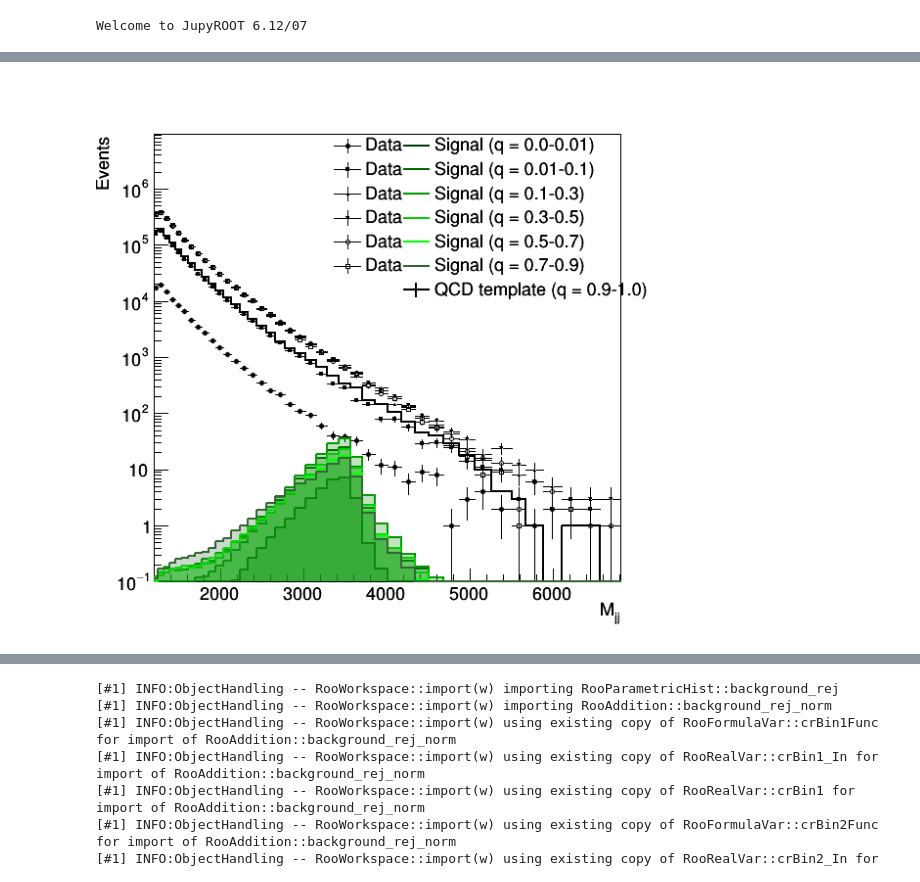
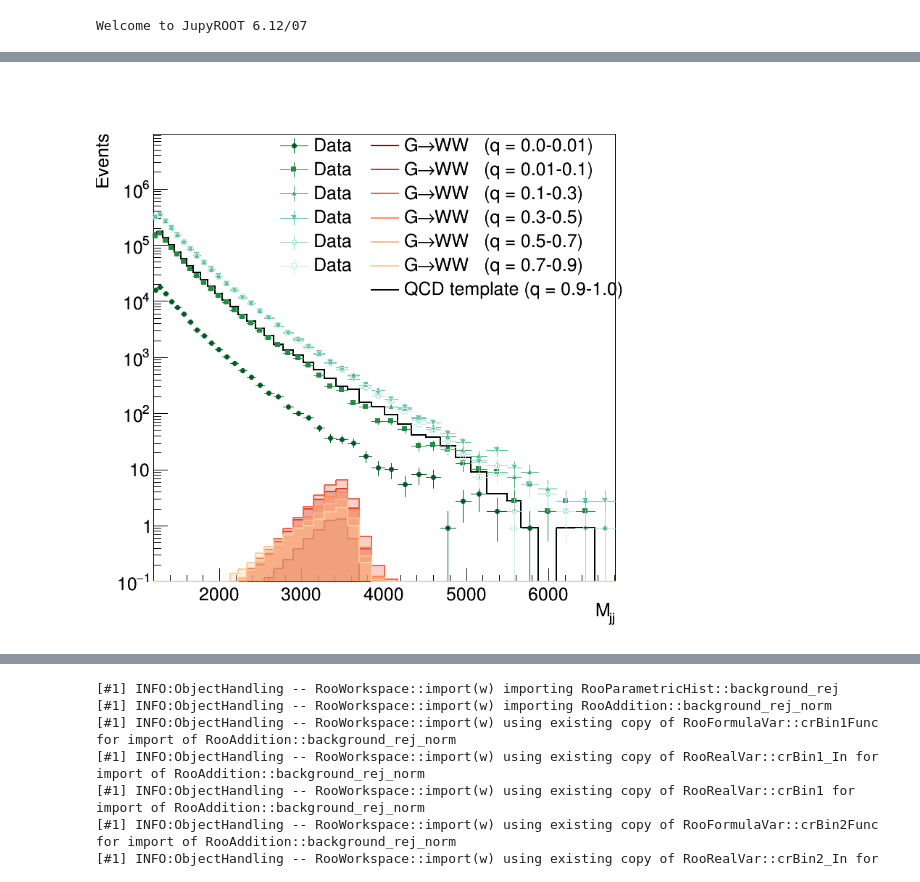
Before and after one commit to mpp-hep/gof_tests, a Jupyter notebook: gof.ipynb, the cells around one changed output, grey strips where cells are left out. Cells and saved outputs as stored; diff of their text form; code cells hidden in the pictures.

```diff
--- a/gof.ipynb
+++ b/gof.ipynb
@@ -85,3 +88,6 @@ for key in sorted(columns.keys()):
     #Remove those events from dataset and continue to next quantile
     qcd = qcd[qcd[:,columns[key]] == 0]
     sig = sig[sig[:,columns[key]] == 0]
+# %%
+for key in sorted(columns.keys()):
+    print(datas_sig_acc[key][0])
@@ -101,15 +114,14 @@ min_bin = bin_edges[0]
 fig, ax = plt.subplots()
 colormap = plt.cm.tab20b
 mapcolors = [colormap(int(x*colormap.N/len(datas_qcd_acc))) for x in range(len(datas_qcd_acc))]
-plt.hist(qcd_template,bins=bin_edges,label='QCD template (q = 0.9-1.0)',histtype='step', linewidth=1, facecolor='none', edgecolor='k',fill=True)
-plt.hist(sig_template,bins=bin_edges,label='Signal template (q = 0.9-1.0)',histtype='step', linewidth=1, facecolor='gray', edgecolor='gray', alpha=.5,fill=True)
+# plt.hist(datas_qcd_acc[0.7],bins=bin_edges,label='QCD template (q = 0.9-1.0)',histtype='step', linewidth=1, facecolor='none', edgecolor='k',fill=True)
 for i,key in enumerate(sorted(datas_qcd_acc.keys())):
     if i > 0:
         lower_bound = sorted(datas_qcd_acc.keys())[i-1]
     else:
        lower_bound = 0.0
     plt.hist(datas_qcd_acc[key],bins=bin_edges,label='Data accept (q = {}-{})'.format(lower_bound,key),histtype='step', linewidth=1, facecolor='none', edgecolor=mapcolors[i],fill=True)
-
+    plt.hist(datas_sig_acc[key],bins=bin_edges,label='Data accept (q = {}-{})'.format(lower_bound,key),histtype='step', linewidth=1, facecolor='none', edgecolor=mapcolors[i],fill=True)
 plt.legend( loc='upper right',frameon=False)
 plt.yscale('log')
 # %% [output]
@@ -147,33 +147,34 @@ print('N_total - N_1to90 - N_90to100 = {}'.format(qcd_tot.shape[0]-sum_quantiles
 axis_title = ['M_{jj}','Events']
 
 background_hist_template = rt.TH1D('background_rej','background_rej',n_bins,bin_edges.astype('float'))
-signal_hist_template     = rt.TH1D('signal_rej'    ,'signal_rej'    ,n_bins,bin_edges.astype('float'))
+# signal_hist_template     = rt.TH1D('signal_rej'    ,'signal_rej'    ,n_bins,bin_edges.astype('float'))
 rtnp.fill_hist(background_hist_template, qcd_template, weights=None)
-rtnp.fill_hist(signal_hist_template    , sig_template, weights=None)
+# rtnp.fill_hist(signal_hist_template    , sig_template, weights=None)
+background_hist_template.Scale(scale_qcd)
 background_hist_template.SetStats(0)
 background_hist_template.Sumw2()
-signal_hist_template.SetStats(0)
-signal_hist_template.Sumw2()
+# signal_hist_template.SetStats(0)
+# signal_hist_template.Sumw2()
 
 background_hist_template.SetXTitle(axis_title[0])
 background_hist_template.SetYTitle(axis_title[1])
 background_hist_template.binning = bin_edges
-signal_hist_template.SetXTitle(axis_title[0])
-signal_hist_template.SetYTitle(axis_title[1])
-signal_hist_template.binning = bin_edges
+# signal_hist_template.SetXTitle(axis_title[0])
+# signal_hist_template.SetYTitle(axis_title[1])
+# signal_hist_template.binning = bin_edges
 
 background_hist_template.SetLineColor(rt.kBlack)
 background_hist_template.SetLineColor(rt.kBlack)
 background_hist_template.SetLineStyle(rt.kSolid)
 
-signal_hist_template.SetLineColor(rt.kGreen-2)
-signal_hist_template.SetLineColor(rt.kGreen-2)
-signal_hist_template.SetLineStyle(rt.kSolid)
-signal_hist_template.SetLineWidth(2)
+# signal_hist_template.SetLineColor(rt.kGreen-2)
+# signal_hist_template.SetLineColor(rt.kGreen-2)
+# signal_hist_template.SetLineStyle(rt.kSolid)
+# signal_hist_template.SetLineWidth(2)
 background_hist_template.SetLineWidth(2)
 
 
-leg = rt.TLegend(0.4, 0.6, 0.9, 0.9)
+leg = rt.TLegend(0.31, 0.6, 0.85, 0.9)
 leg.SetNColumns(2)
 leg.SetTextSize(0.035)
 leg.SetBorderSize(0)
@@ -182,13 +183,20 @@ leg.SetFillStyle(0)
 
 histos_data = {}
 histos_signal = {}
-
+scol = ['#fdd49e','#fdbb84','#fc8d59','#ef6548','#d7301f','#990000']
+scol.reverse()
+bcol = ['#ccece6','#99d8c9','#66c2a4','#41ae76','#238b45','#005824']
+bcol.reverse()
+colors = ['#d55e00','#cc79a7','#0072b2','#f0e442','#009e73','#b3de69','#fccde5','#d9d9d9']
 i = 0
 for keyD,keyS in zip( sorted(datas_qcd_acc.keys()), sorted(datas_sig_acc.keys()) ):
     histos_data[keyD]  = rt.TH1D('data_obs_{}'.format(keyD),'',n_bins,bin_edges.astype('float'))
     histos_signal[keyS]= rt.TH1D('signal_{}'  .format(keyS),'',n_bins,bin_edges.astype('float'))
     rtnp.fill_hist(histos_data[keyD]   , datas_qcd_acc[keyD], weights=None)
     rtnp.fill_hist(histos_signal[keyS] , datas_sig_acc[keyS], weights=None)
+
+    histos_data[keyD].Scale(scale_qcd)
+    histos_signal[keyS].Scale(scale_sig)
 
     histos_data[keyD]  .SetStats(0)
     histos_signal[keyS].SetStats(0)
@@ -204,21 +212,20 @@ for keyD,keyS in zip( sorted(datas_qcd_acc.keys()), sorted(datas_sig_acc.keys())
     histos_signal[keyS].SetYTitle(axis_title[1])
     histos_signal[keyS].binning = bin_edges
 
-    histos_data[keyD].SetLineColor(rt.kBlack)
-    histos_data[keyD].SetLineColor(rt.kBlack)
+    histos_data[keyD].SetLineColor(rt.TColor.GetColor(bcol[i]))
+    histos_data[keyD].SetMarkerColor(rt.TColor.GetColor(bcol[i]))
 
-    histos_signal[keyS].SetLineColor(rt.kGreen+4-i)
+    histos_signal[keyS].SetLineColor(rt.TColor.GetColor(scol[i]))
     histos_signal[keyS].SetLineStyle(rt.kSolid)
     histos_signal[keyS].SetLineWidth(2)
-    #histos_signal[keyS].SetFillColor(rt.kGreen+4-i)
-    histos_signal[keyS].SetFillColorAlpha((rt.kGreen+4-i), 0.25)
+    histos_signal[keyS].SetFillColorAlpha((rt.TColor.GetColor(scol[i])), 0.30)
 
     histos_data[keyD].SetMarkerStyle(20+i)
-    histos_data[keyD].SetMarkerSize(0.5)
+    histos_data[keyD].SetMarkerSize(0.9)
     i += 1
 
 
-c = rt.TCanvas('c','c',600,600)
+c = rt.TCanvas('c','c',800,800)
 
 background_hist_template.Draw('HIST')
 background_hist_template.SetTitle("")
@@ -233,13 +240,13 @@ for i,key in enumerate(sorted(histos_data.keys())):
     else:
        lower_bound = 0.0
 #     leg.AddEntry(histos_data[key], 'Data (q = {}-{})'.format(lower_bound,key), 'lep')
-    leg.AddEntry(histos_data[key], 'Data', 'lep')
-    leg.AddEntry(histos_signal[key], 'Signal (q = {}-{})'.format(lower_bound,key), 'l')
+    leg.AddEntry(histos_data[key], 'Data    ', 'lep')
+    leg.AddEntry(histos_signal[key], 'G#rightarrowWW   (q = {}-{})'.format(lower_bound,key), 'l')
     histos_data[key].Draw('pez same')
-    histos_signal[key].Scale(1/1000.)
+#     histos_signal[key].Scale(10000.)
     histos_signal[key].Draw('HIST same')
 leg.AddEntry(None , '', '')
-leg.AddEntry(background_hist_template , 'QCD template (q = 0.9-1.0)', 'lep')
+leg.AddEntry(background_hist_template , 'QCD template (q = 0.9-1.0)', 'l')
 c.SetLogy()
 c.SetTitle('')
 
@@ -251,2 +270,2 @@ Warning in <TROOT::Append>: Replacing existing TH1: signal_rej (Potential memory
 Warning in <TCanvas::Constructor>: Deleting canvas with same name: c
-[figure, old version]
+[figure, new version]
```
Also changed, not shown: parts of 13 cells of this notebook.
